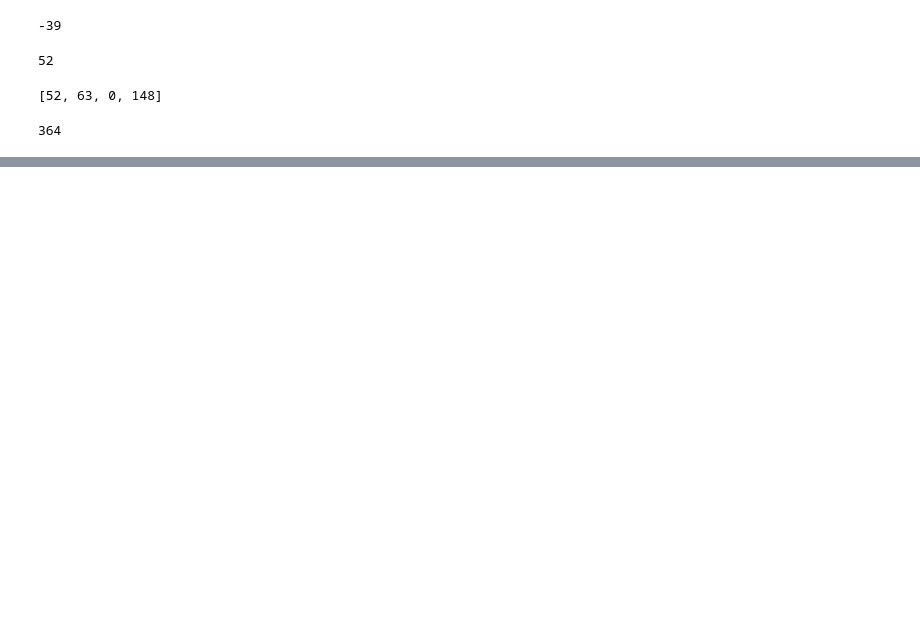
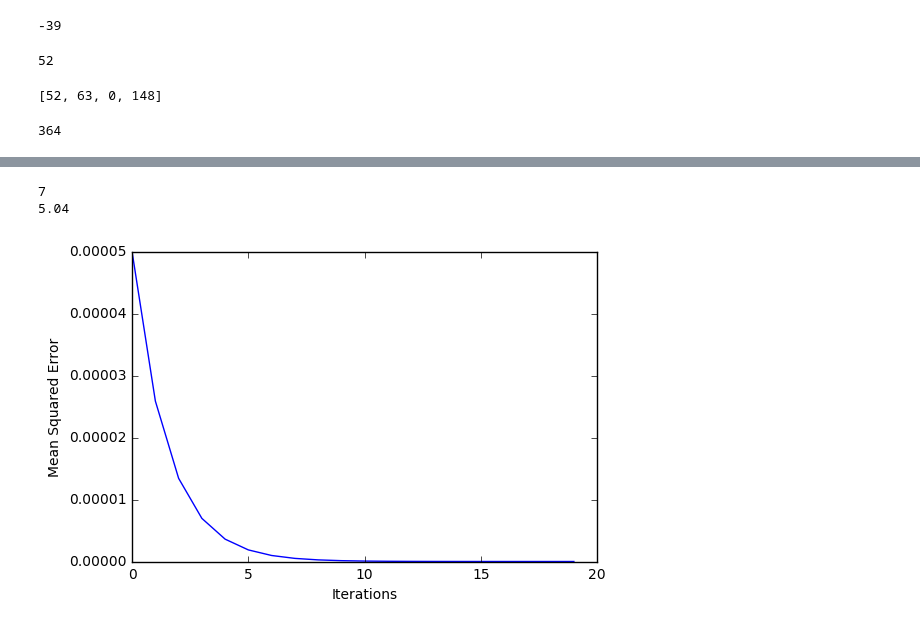
Before and after one commit to e-arslan/Python-Courses, a Jupyter notebook: intro to deep learning.ipynb, the cells around one changed output, grey strips where cells are left out. Drawn from its saved outputs; the diff is of its cells as text; code cells hidden in the pictures; blank space fills up the shorter version.

```diff
--- a/intro to deep learning.ipynb
+++ b/intro to deep learning.ipynb
@@ -146,0 +254,80 @@ print(output)
+# %%
+# You've just calculated the slopes you need. Now it's time to use those slopes to improve your model.
+# If you add the slopes to your weights, you will move in the right direction. However, it's possible
+# to move too far in that direction. So you will want to take a small step in that direction first,
+# using a lower learning rate, and verify that the model is improving.
+
+# Set the learning rate: learning_rate
+learning_rate = 0.01
+
+# Calculate the predictions: preds
+preds = (weights * input_data).sum()
+
+# Calculate the error: error
+error = preds - target
+
+# Calculate the slope: slope
+slope = 2 * input_data * error
+
+# Update the weights: weights_updated
+weights_updated = weights - learning_rate * slope
+
+# Get updated predictions: preds_updated
+preds_updated = (input_data * weights_updated).sum()
+
+# Calculate updated error: error_updated
+error_updated = preds_updated - target
+
+# Print the original error
+print(error)
+
+# Print the updated error
+print(error_updated)
+# %% [output]
+7
+5.04
+# %%
+# You're now going to make multiple updates so you can dramatically improve your model weights,
+# and see how the predictions improve with each update.
+import matplotlib.pyplot as plt
+
+def get_slope(input_data, target, weights):
+    error = get_error(input_data, target, weights)
+    slope = 2 * input_data * error
+    return(slope)
+
+def get_error(input_data, target, weights):
+    preds = (weights * input_data).sum()
+    error = preds - target
+    return(error)
+
+def get_mse(input_data, target, weights):
+    errors = get_error(input_data, target, weights)
+    mse = np.mean(errors**2)
+    return(mse)
+
+
+n_updates = 20
+mse_hist = []
+
+# Iterate over the number of updates
+for i in range(n_updates):
+    # Calculate the slope: slope
+    slope = get_slope(input_data, target, weights)
+
+    # Update the weights: weights
+    weights = weights - 0.01 * slope
+
+    # Calculate mse with new weights: mse
+    mse = get_mse(input_data, target, weights)
+
+    # Append the mse to mse_hist
+    mse_hist.append(mse)
+
+# Plot the mse history
+plt.plot(mse_hist)
+plt.xlabel('Iterations')
+plt.ylabel('Mean Squared Error')
+plt.show()
+# %% [output]
+[figure, added]
```
Also changed, not shown: parts of 3 cells of this notebook.
